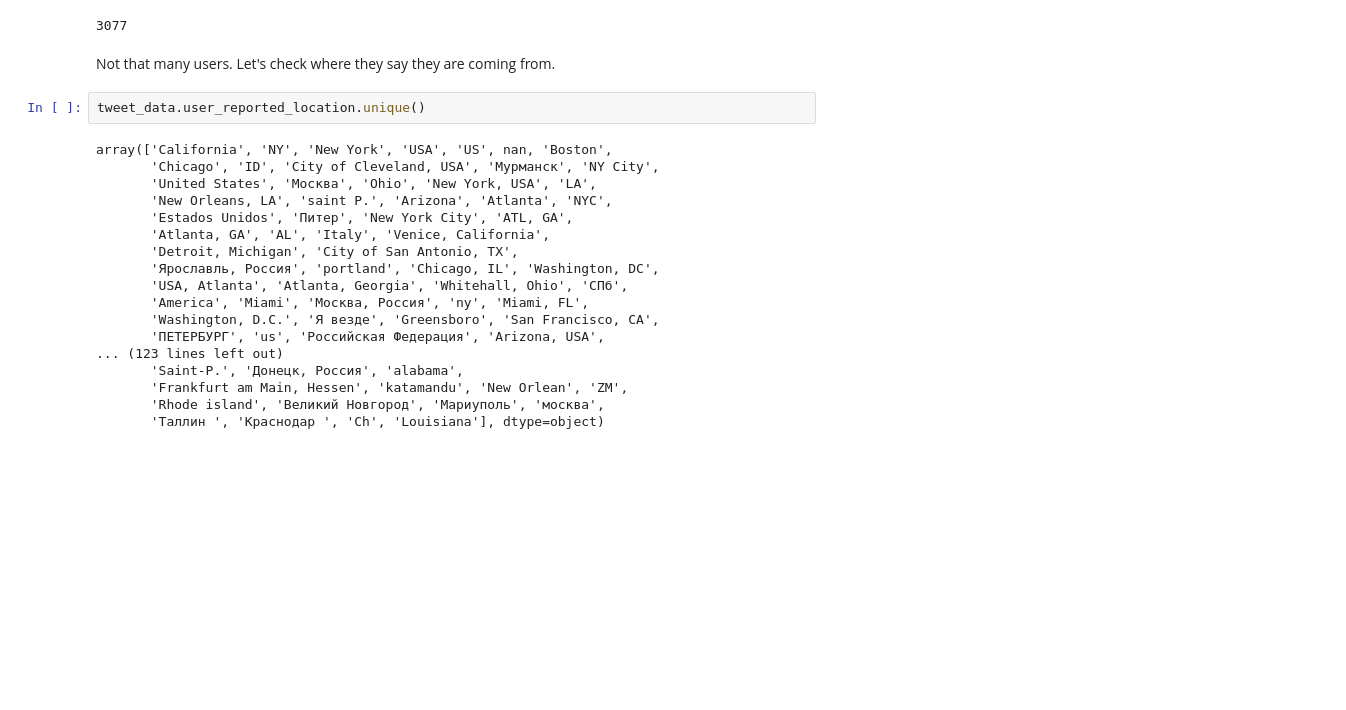
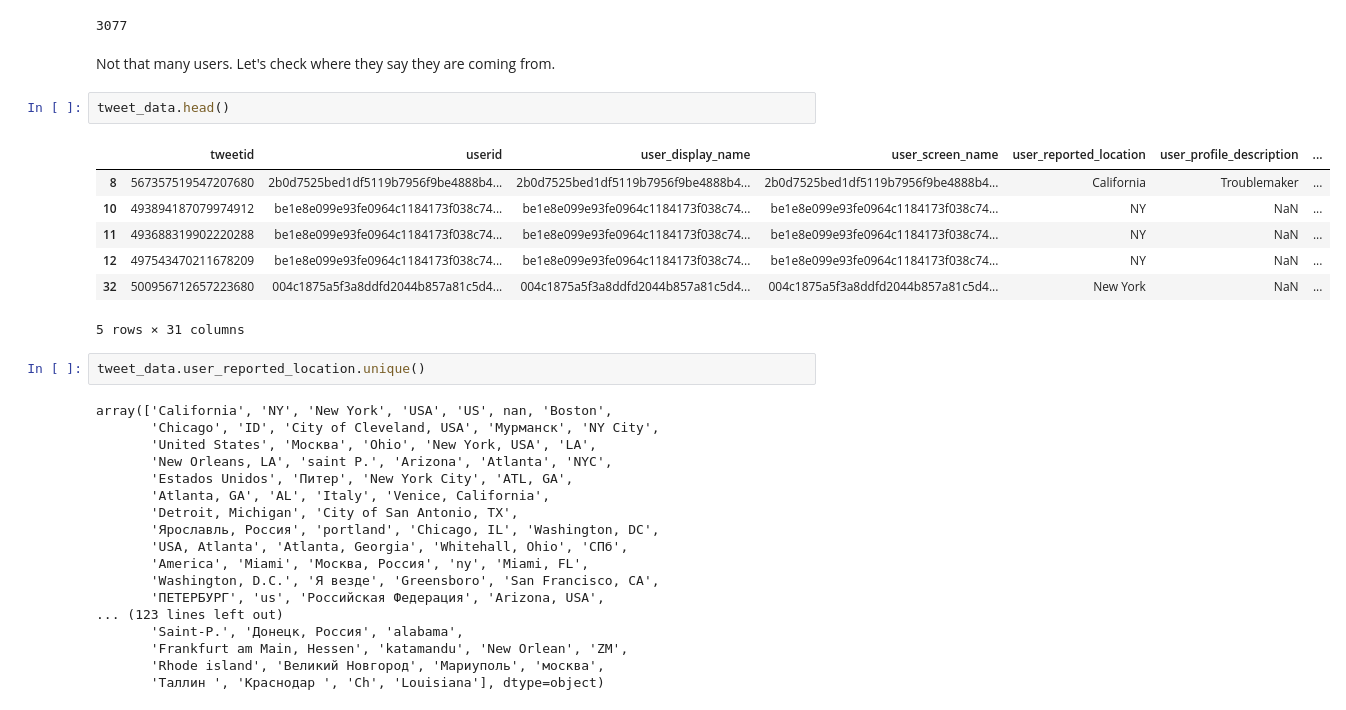
Before and after one commit to jrdmose/BGSE_Text_Mining, a Jupyter notebook: scripts/data_exploration.ipynb, the cells around one changed output. Drawn from its saved outputs; the diff is of its cells as text; blank space fills up the shorter version.

```diff
--- a/scripts/data_exploration.ipynb
+++ b/scripts/data_exploration.ipynb
@@ -55,6 +61,16 @@ len(tweet_data.userid.unique())
 3077
 # %% [markdown]
 Not that many users. Let's check where they say they are coming from.
+# %%
+tweet_data.head()
+# %% [output]
+|  | tweetid | userid | user_display_name | user_screen_name | user_reported_location | user_profile_description | ... |
+| 8 | 567357519547207680 | 2b0d7525bed1df5119b7956f9be4888b4... | 2b0d7525bed1df5119b7956f9be4888b4... | 2b0d7525bed1df5119b7956f9be4888b4... | California | Troublemaker | ... |
+| 10 | 493894187079974912 | be1e8e099e93fe0964c1184173f038c74... | be1e8e099e93fe0964c1184173f038c74... | be1e8e099e93fe0964c1184173f038c74... | NY | NaN | ... |
+| 11 | 493688319902220288 | be1e8e099e93fe0964c1184173f038c74... | be1e8e099e93fe0964c1184173f038c74... | be1e8e099e93fe0964c1184173f038c74... | NY | NaN | ... |
+| 12 | 497543470211678209 | be1e8e099e93fe0964c1184173f038c74... | be1e8e099e93fe0964c1184173f038c74... | be1e8e099e93fe0964c1184173f038c74... | NY | NaN | ... |
+| 32 | 500956712657223680 | 004c1875a5f3a8ddfd2044b857a81c5d4... | 004c1875a5f3a8ddfd2044b857a81c5d4... | 004c1875a5f3a8ddfd2044b857a81c5d4... | New York | NaN | ... |
+5 rows × 31 columns
 # %%
 tweet_data.user_reported_location.unique()
 # %% [output]
```
Also changed, not shown: parts of 3 cells of this notebook.
